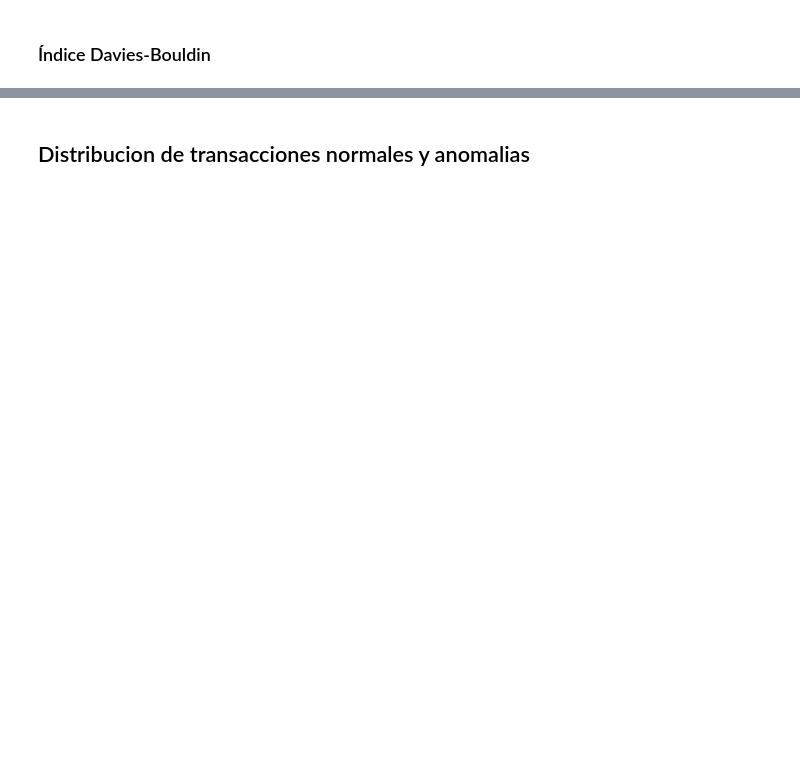
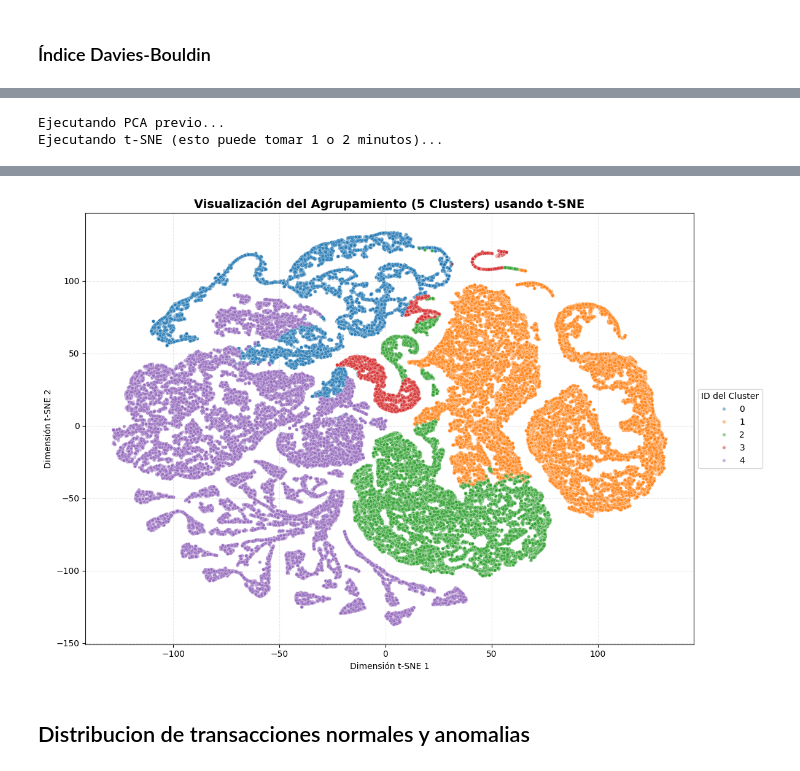
Before and after one commit to EmmaAli1604/Deteccion-Fraudes-Bancarios, a Jupyter notebook: deteccion-fraudes-bancarios/notebooks/Clustering.ipynb, the cells around one changed output, grey strips where cells are left out. Drawn from its saved outputs; the diff is of its cells as text; code cells hidden in the pictures; blank space fills up the shorter version.

```diff
--- a/deteccion-fraudes-bancarios/notebooks/Clustering.ipynb
+++ b/deteccion-fraudes-bancarios/notebooks/Clustering.ipynb
@@ -215,0 +242,63 @@ plt.show()
+# %%
+
+
+# 1. Muestreo de datos (Igual al anterior)
+n_muestras = min(50000, len(df[df['es_anomalia'] == 0]))
+df_normales = df[df['es_anomalia'] == 0].sample(n_muestras, random_state=42)
+df_anomalias = df[df['es_anomalia'] == 1]
+df_plot = pd.concat([df_normales, df_anomalias])
+
+columnas_excluir = ['es_anomalia', 'cluster', 'distancia_al_centro']
+columnas_modelo = [col for col in df_plot.columns if col not in columnas_excluir]
+
+X_plot_scaled = scaler.transform(df_plot[columnas_modelo])
+
+# --- TRUCO DE RENDIMIENTO PARA t-SNE ---
+# Reducimos primero a 30 o 50 componentes con PCA para que t-SNE no tarde horas.
+print("Ejecutando PCA previo...")
+pca_previo = PCA(n_components=min(30, X_plot_scaled.shape[1]))
+X_pca_ready = pca_previo.fit_transform(X_plot_scaled)
+
+# 2. Aplicar t-SNE (Ajustamos n_iter y learning_rate para acelerarlo)
+print("Ejecutando t-SNE (esto puede tomar 1 o 2 minutos)...")
+tsne = TSNE(
+    n_components=2,
+    perplexity=40,       # Balancea la atención entre patrones locales y globales
+    max_iter=1000,
+    learning_rate='auto',
+    random_state=42,
+    n_jobs=-1            # Utiliza todos los núcleos de tu procesador
+)
+componentes_tsne = tsne.fit_transform(X_pca_ready)
+
+# Guardar los componentes en el DataFrame de graficación
+df_plot['tSNE_1'] = componentes_tsne[:, 0]
+df_plot['tSNE_2'] = componentes_tsne[:, 1]
+
+# 3. Graficar el agrupamiento puro por Clusters
+plt.figure(figsize=(12, 8))
+
+# Aseguramos que la columna 'cluster' se trate como categoría para la paleta discreta
+df_plot['cluster'] = df_plot['cluster'].astype(str)
+
+sns.scatterplot(
+    data=df_plot.sort_values('cluster'), # Ordenado para que no se encimen colores mal
+    x='tSNE_1',
+    y='tSNE_2',
+    hue='cluster',
+    palette='tab10',    # Paleta con colores muy distintos entre sí
+    alpha=0.5,          # Transparencia para ver la densidad de los puntos
+    s=15                # Puntos ligeramente más pequeños para t-SNE
+)
+
+plt.title('Visualización del Agrupamiento (5 Clusters) usando t-SNE', fontsize=14, fontweight='bold')
+plt.xlabel('Dimensión t-SNE 1')
+plt.ylabel('Dimensión t-SNE 2')
+plt.legend(title='ID del Cluster', loc='center left', bbox_to_anchor=(1, 0.5))
+plt.grid(True, linestyle='--', alpha=0.3)
+
+plt.tight_layout()
+plt.show()
+# %% [output]
+Ejecutando PCA previo...
+Ejecutando t-SNE (esto puede tomar 1 o 2 minutos)...
@@ -216,3 +306,4 @@ plt.show()
+[figure, added]
 # %% [markdown]
 ## Distribucion de transacciones normales y anomalias
 # %%
```
Also changed, not shown: parts of 13 cells of this notebook, 2 other files.
